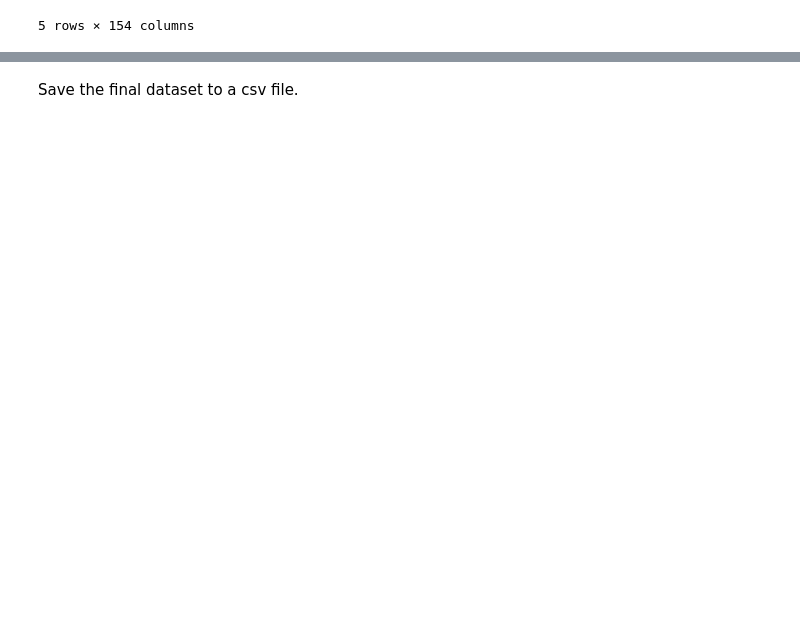
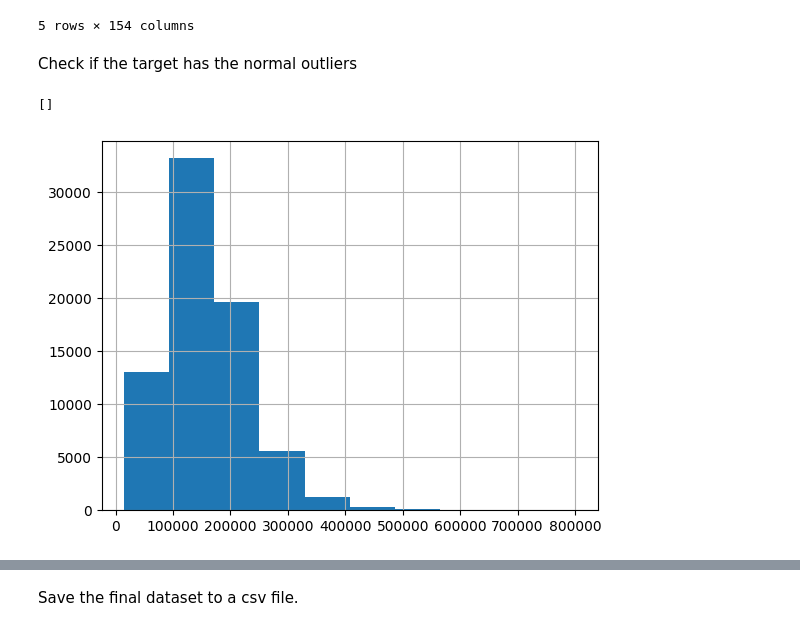
Before and after one commit to sin22766/ds-salary-predict, a Jupyter notebook: notebooks/1-data-preprocessing.ipynb, the cells around one changed output, grey strips where cells are left out. Drawn from its saved outputs; the diff is of its cells as text; code cells hidden in the pictures; blank space fills up the shorter version.

```diff
--- a/notebooks/1-data-preprocessing.ipynb
+++ b/notebooks/1-data-preprocessing.ipynb
@@ -102,5 +102,4 @@ vectorizer = TfidfVectorizer()
 job_title = vectorizer.fit_transform(data["job_title"])
 job_title_df = pd.DataFrame(job_title.toarray(), columns=vectorizer.get_feature_names_out())
 # Prefix columns names with "job_title_"
-job_title_df.columns = [f"job_title_{col}" for col in job_title_df.columns]
-job_title_df.head()
+# job_title_df.columns = [f"job_title_{col}" for col in job_title_df.columns]
@@ -114,0 +106,2 @@ job_title_df.head()
+# %%
+job_title_df.add_prefix("job_title_", axis=1)
@@ -147,14 +142,7 @@ Replace the alpha-2 code with the country name.
-# %%
-country_map = country_code.set_index("iso2").to_dict()["country_common"]
-preprocessed_data["company_location"] = preprocessed_data["company_location"].replace(country_map)
-preprocessed_data["employee_residence"] = preprocessed_data["employee_residence"].replace(
-    country_map
-)
 # %% [markdown]
 Next we will use the `gdp` dataset from the IMF to get the GDP data. We will use the `country` column to merge the two datasets.
 # %%
 gdp = pd.read_csv(RAW_DATA_DIR / "imf-world-gdp.csv")
-gdp.replace("no data", float("nan"), inplace=True)
-gdp.set_index("GDP (Billions USD)", inplace=True)
+gdp.set_index("alpha_2", inplace=True)
 # %%
 preprocessed_data.loc[:, "work_year"] = preprocessed_data["work_year"].astype(int)
@@ -176,3 +165,10 @@ preprocessed_data.head()
 | 3 | 2025 | 3 | 110000 | 30507.217 | 0 | 30507.217 | ... |
 | 4 | 2025 | 3 | 143000 | 30507.217 | 0 | 30507.217 | ... |
 5 rows × 154 columns
+# %% [markdown]
+Check if the target has the normal outliers
+# %%
+preprocessed_data["salary_in_usd"].hist(bins=10).plot()
+# %% [output]
+[]
+[figure, added]
```
Also changed, not shown: parts of 10 cells of this notebook, 6 other files.
